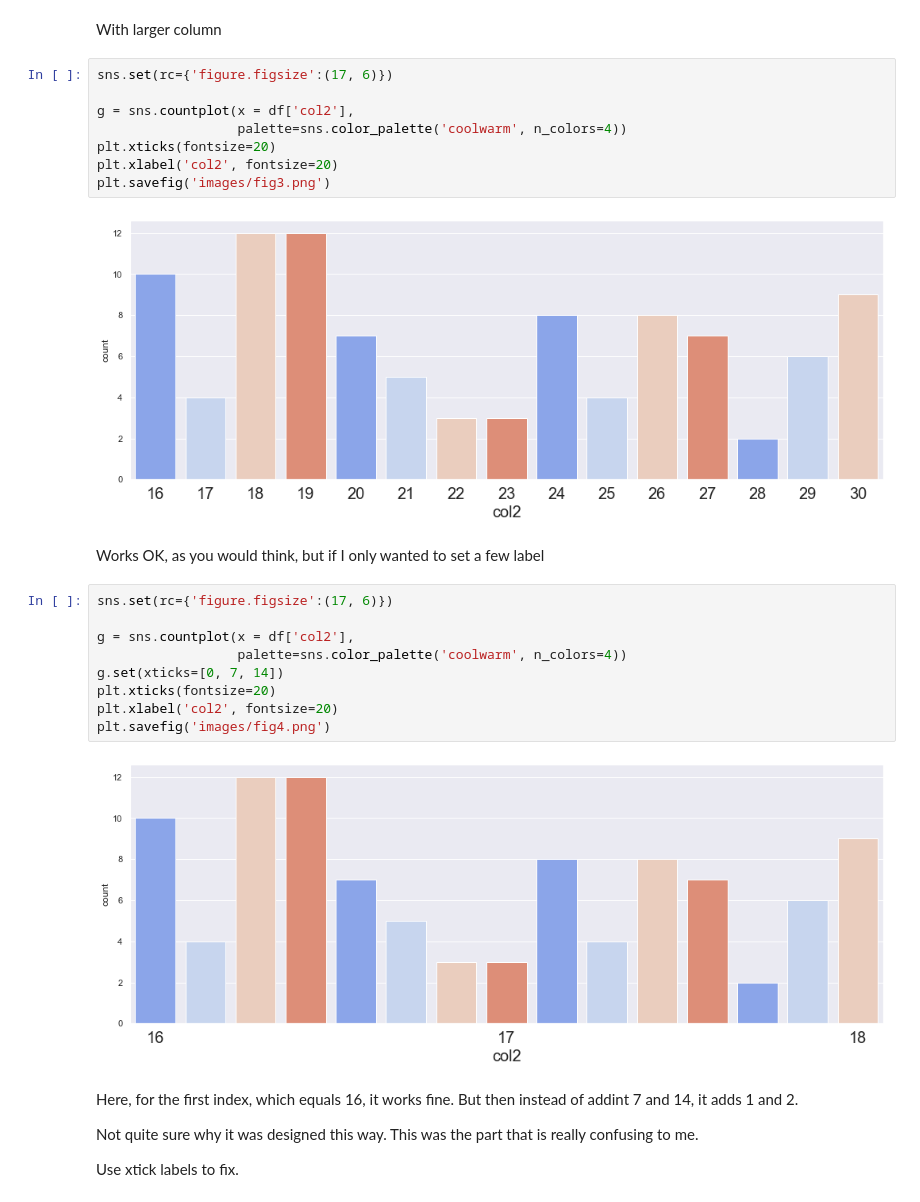
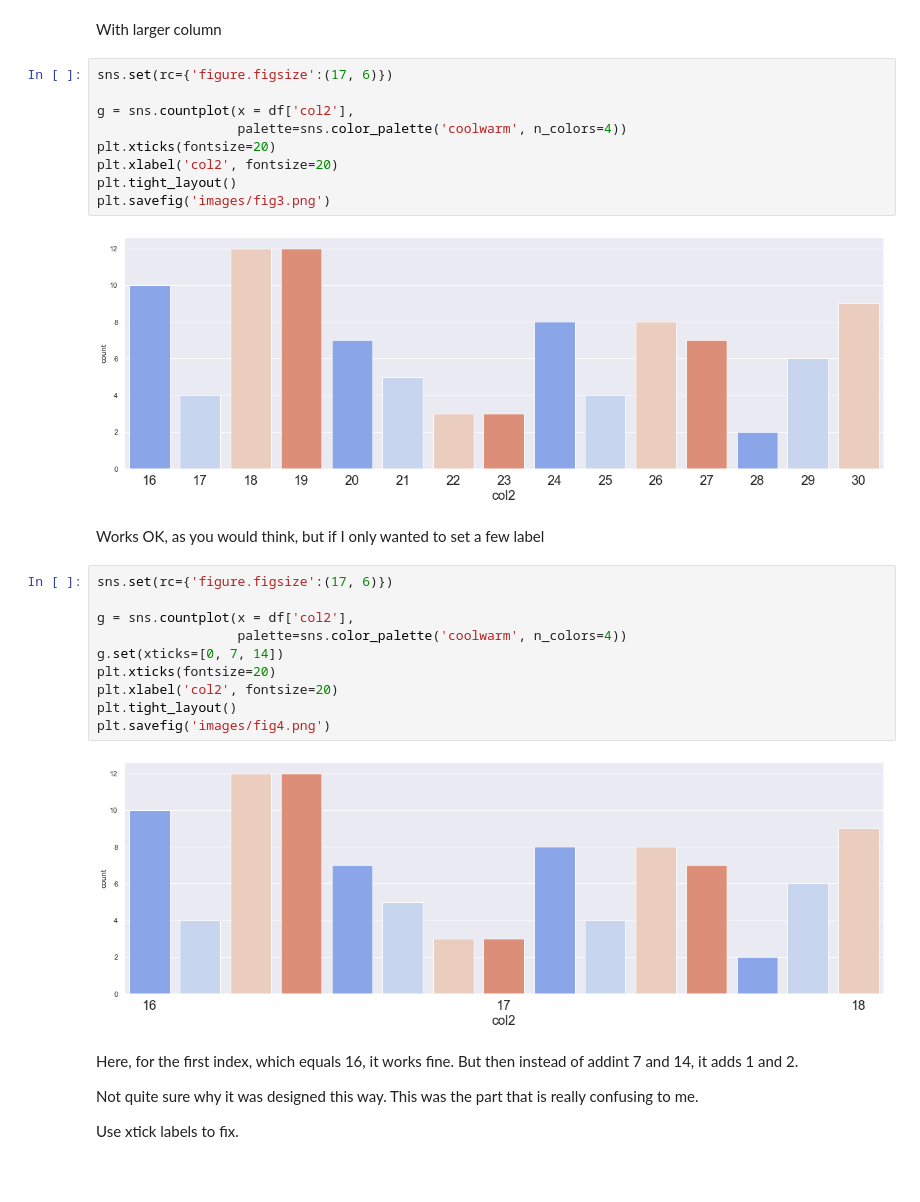
Before and after one commit to halpert3/xticklabels, a Jupyter notebook: 2_xtick_notebook.ipynb, the cells around one changed output. Saved outputs shown, nothing was run; the diff lists cells and outputs as text; blank space fills up the shorter version.

```diff
--- a/2_xtick_notebook.ipynb
+++ b/2_xtick_notebook.ipynb
@@ -98,13 +100,14 @@ With larger column
 # %%
 sns.set(rc={'figure.figsize':(17, 6)})
 
 g = sns.countplot(x = df['col2'],
                   palette=sns.color_palette('coolwarm', n_colors=4))
 plt.xticks(fontsize=20)
 plt.xlabel('col2', fontsize=20)
+plt.tight_layout()
 plt.savefig('images/fig3.png')
 # %% [output]
-[figure, old version]
+[figure, new version]
 # %% [markdown]
 Works OK, as you would think, but if I only wanted to set a few label
 # %%
@@ -115,9 +118,10 @@ g = sns.countplot(x = df['col2'],
 g.set(xticks=[0, 7, 14])
 plt.xticks(fontsize=20)
 plt.xlabel('col2', fontsize=20)
+plt.tight_layout()
 plt.savefig('images/fig4.png')
 # %% [output]
-[figure, old version]
+[figure, new version]
 # %% [markdown]
 Here, for the first index, which equals 16, it works fine.
 But then instead of addint 7 and 14, it adds 1 and 2.
```
Also changed, not shown: parts of 6 cells of this notebook, 7 other files.
